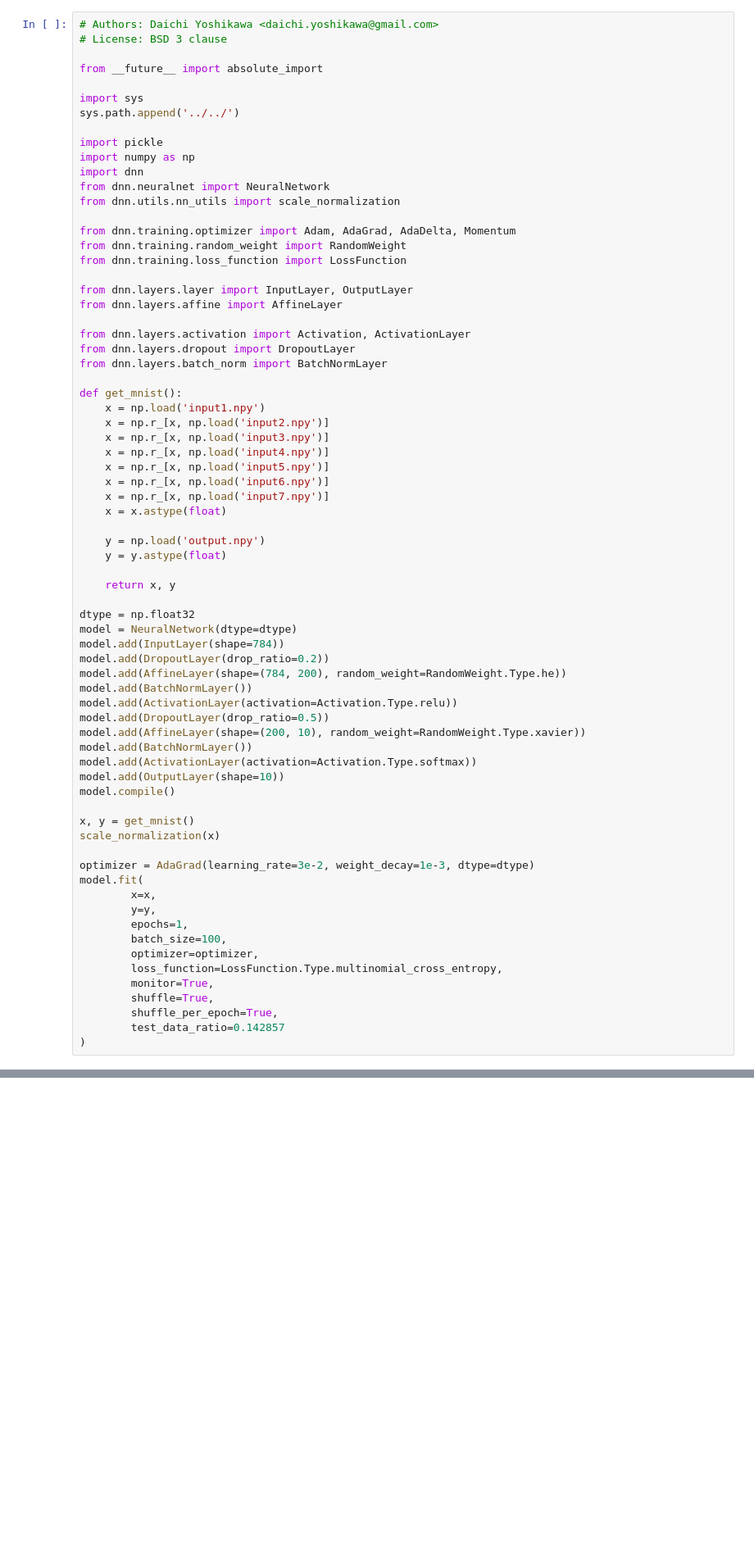
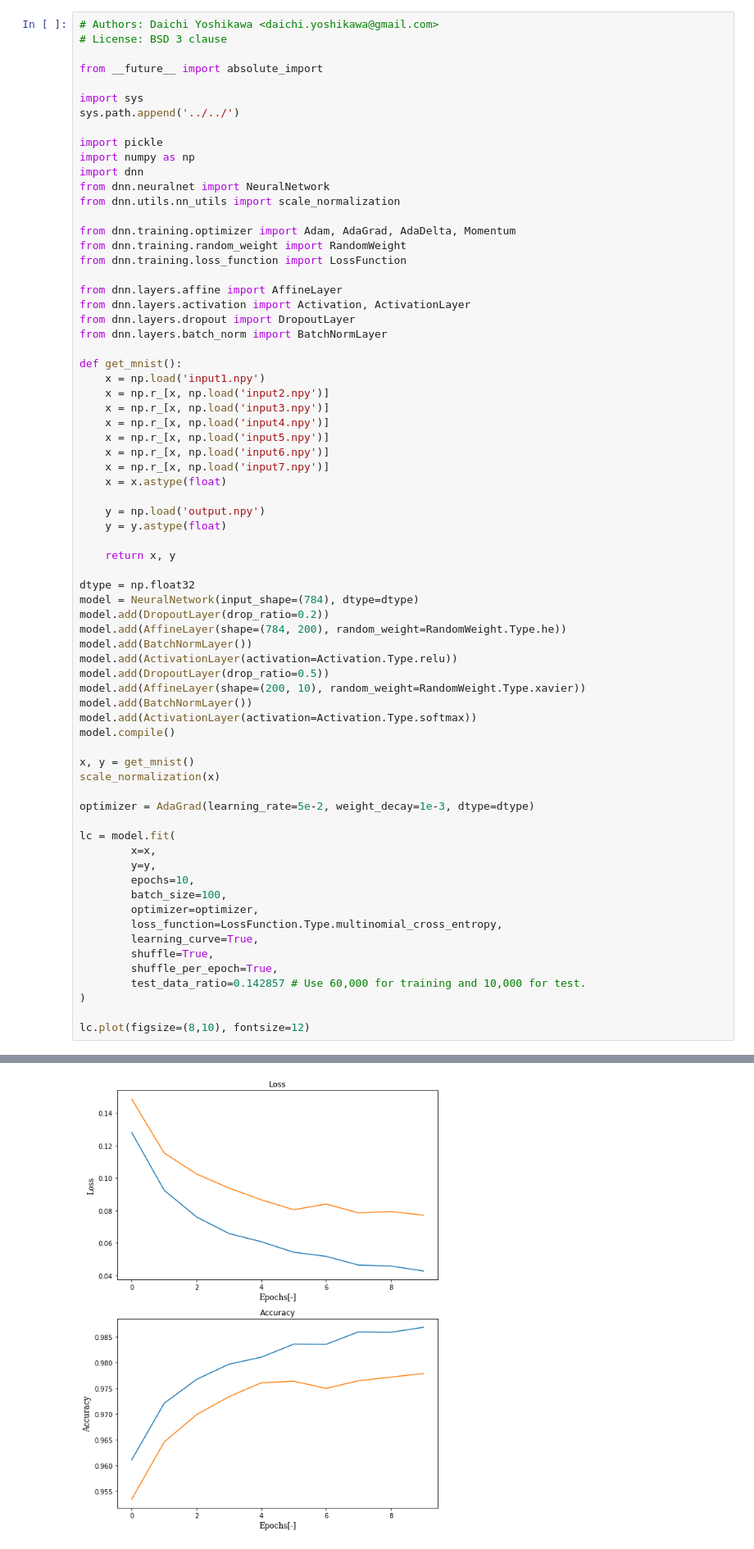
Before and after one commit to daichi-yoshikawa/dnnet, a Jupyter notebook: examples/mnist/mnist.ipynb, the cells around one changed output, grey strips where cells are left out. Shown: that part at 82% size. Drawn from its saved outputs; the diff is of its cells as text; blank space fills up the shorter version.

Commit message:
Implemented LearningCurve class, which is used to record historical losses and accuracies.
Modified NeuralNetwork not to require user to manually add InputLayer and OutputLayer.

```diff
--- a/examples/mnist/mnist.ipynb
+++ b/examples/mnist/mnist.ipynb
@@ -17,9 +17,7 @@ from dnn.training.optimizer import Adam, AdaGrad, AdaDelta, Momentum
 from dnn.training.random_weight import RandomWeight
 from dnn.training.loss_function import LossFunction
 
-from dnn.layers.layer import InputLayer, OutputLayer
 from dnn.layers.affine import AffineLayer
-
 from dnn.layers.activation import Activation, ActivationLayer
 from dnn.layers.dropout import DropoutLayer
 from dnn.layers.batch_norm import BatchNormLayer
@@ -40,8 +38,7 @@ def get_mnist():
     return x, y
 
 dtype = np.float32
-model = NeuralNetwork(dtype=dtype)
-model.add(InputLayer(shape=784))
+model = NeuralNetwork(input_shape=(784), dtype=dtype)
 model.add(DropoutLayer(drop_ratio=0.2))
 model.add(AffineLayer(shape=(784, 200), random_weight=RandomWeight.Type.he))
 model.add(BatchNormLayer())
@@ -50,22 +47,25 @@ model.add(DropoutLayer(drop_ratio=0.5))
 model.add(AffineLayer(shape=(200, 10), random_weight=RandomWeight.Type.xavier))
 model.add(BatchNormLayer())
 model.add(ActivationLayer(activation=Activation.Type.softmax))
-model.add(OutputLayer(shape=10))
 model.compile()
 
 x, y = get_mnist()
 scale_normalization(x)
 
-optimizer = AdaGrad(learning_rate=3e-2, weight_decay=1e-3, dtype=dtype)
-model.fit(
+optimizer = AdaGrad(learning_rate=5e-2, weight_decay=1e-3, dtype=dtype)
+
+lc = model.fit(
         x=x,
         y=y,
-        epochs=1,
+        epochs=10,
         batch_size=100,
         optimizer=optimizer,
         loss_function=LossFunction.Type.multinomial_cross_entropy,
-        monitor=True,
+        learning_curve=True,
         shuffle=True,
         shuffle_per_epoch=True,
-        test_data_ratio=0.142857
+        test_data_ratio=0.142857 # Use 60,000 for training and 10,000 for test.
 )
+
+lc.plot(figsize=(8,10), fontsize=12)
+# %% [output]
@@ -71,0 +82 @@ model.fit(
+[figure, added]
```
Also changed, not shown: parts of 1 cell of this notebook, 9 other files.
